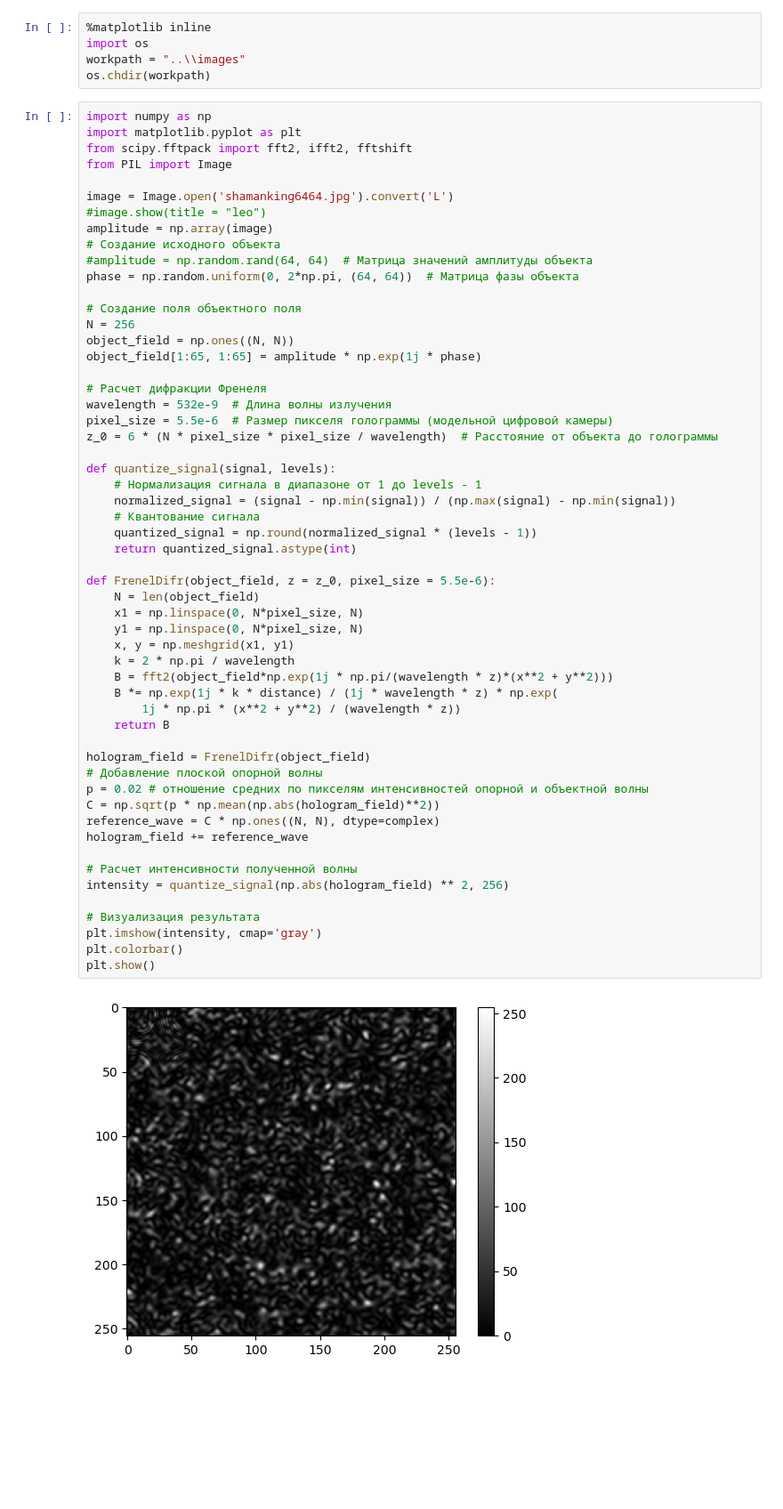
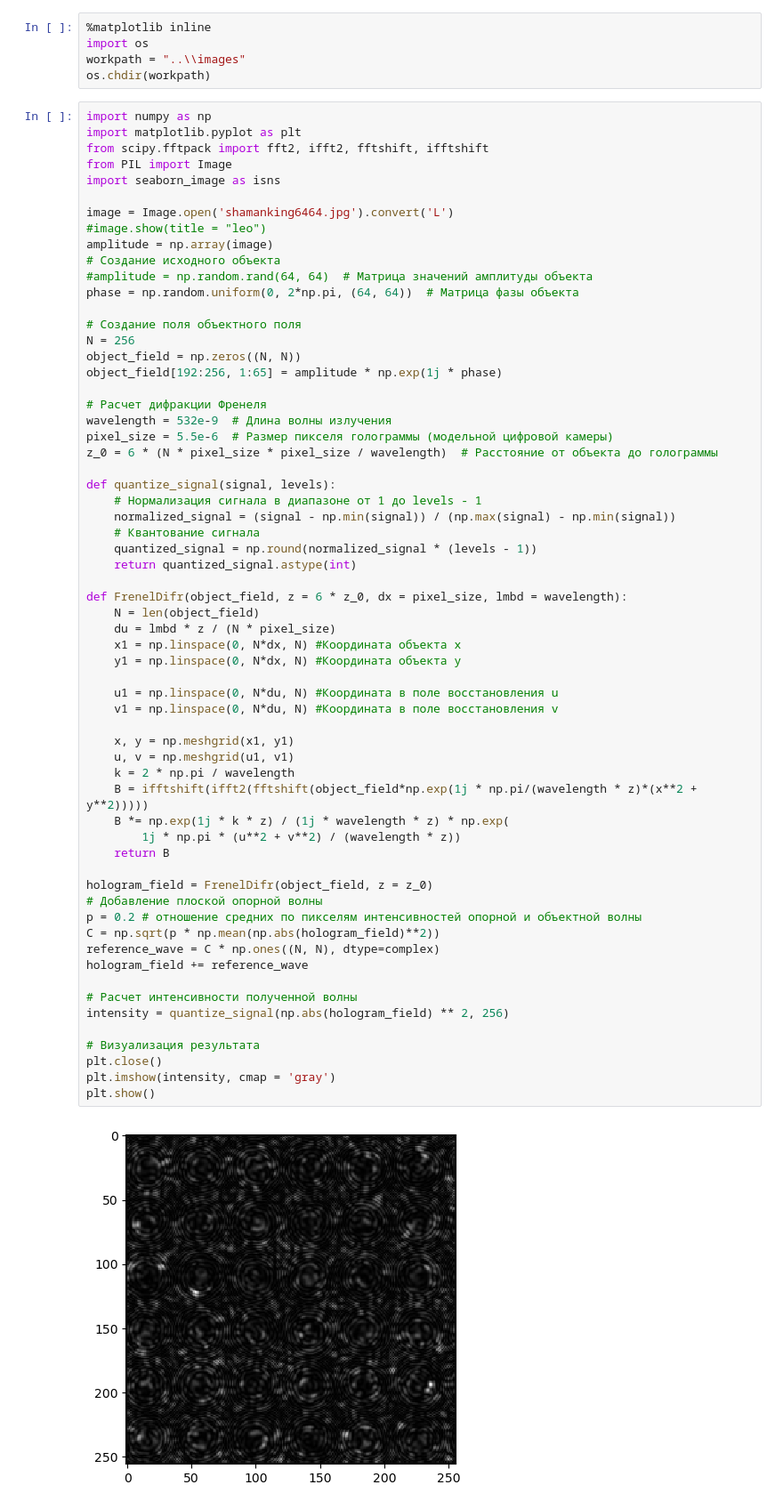
Before and after one commit to DrozdovMK/Hologram, a Jupyter notebook: InternTest.ipynb, the cells around one changed output. Shown at 89% size. Drawn from its saved outputs; the diff is of its cells as text; blank space fills up the shorter version.

Commit message:
Сделана задача восстановления голограммы, работает только при z = z_0

```diff
--- a/InternTest.ipynb
+++ b/InternTest.ipynb
@@ -44,8 +44,9 @@ os.chdir(workpath)
 # %%
 import numpy as np
 import matplotlib.pyplot as plt
-from scipy.fftpack import fft2, ifft2, fftshift
+from scipy.fftpack import fft2, ifft2, fftshift, ifftshift
 from PIL import Image
+import seaborn_image as isns
 
 image = Image.open('shamanking6464.jpg').convert('L')
 #image.show(title = "leo")
@@ -56,45 +57,51 @@ phase = np.random.uniform(0, 2*np.pi, (64, 64))  # Матрица фазы об
 
 # Создание поля объектного поля
 N = 256
-object_field = np.ones((N, N))
-object_field[1:65, 1:65] = amplitude * np.exp(1j * phase)
+object_field = np.zeros((N, N))
+object_field[192:256, 1:65] = amplitude * np.exp(1j * phase)
 
 # Расчет дифракции Френеля
 wavelength = 532e-9  # Длина волны излучения
 pixel_size = 5.5e-6  # Размер пикселя голограммы (модельной цифровой камеры)
 z_0 = 6 * (N * pixel_size * pixel_size / wavelength)  # Расстояние от объекта до голограммы
 
 def quantize_signal(signal, levels):
     # Нормализация сигнала в диапазоне от 1 до levels - 1
     normalized_signal = (signal - np.min(signal)) / (np.max(signal) - np.min(signal))
     # Квантование сигнала
     quantized_signal = np.round(normalized_signal * (levels - 1))
     return quantized_signal.astype(int)
 
-def FrenelDifr(object_field, z = z_0, pixel_size = 5.5e-6):
+def FrenelDifr(object_field, z = 6 * z_0, dx = pixel_size, lmbd = wavelength):
     N = len(object_field)
-    x1 = np.linspace(0, N*pixel_size, N)
-    y1 = np.linspace(0, N*pixel_size, N)
+    du = lmbd * z / (N * pixel_size)
+    x1 = np.linspace(0, N*dx, N) #Координата объекта x
+    y1 = np.linspace(0, N*dx, N) #Координата объекта y
+
+    u1 = np.linspace(0, N*du, N) #Координата в поле восстановления u
+    v1 = np.linspace(0, N*du, N) #Координата в поле восстановления v
+
     x, y = np.meshgrid(x1, y1)
+    u, v = np.meshgrid(u1, v1)
     k = 2 * np.pi / wavelength
-    B = fft2(object_field*np.exp(1j * np.pi/(wavelength * z)*(x**2 + y**2)))
-    B *= np.exp(1j * k * distance) / (1j * wavelength * z) * np.exp(
-        1j * np.pi * (x**2 + y**2) / (wavelength * z))
+    B = ifftshift(ifft2(fftshift(object_field*np.exp(1j * np.pi/(wavelength * z)*(x**2 + y**2)))))
+    B *= np.exp(1j * k * z) / (1j * wavelength * z) * np.exp(
+        1j * np.pi * (u**2 + v**2) / (wavelength * z))
     return B
 
-hologram_field = FrenelDifr(object_field)
+hologram_field = FrenelDifr(object_field, z = z_0)
 # Добавление плоской опорной волны
-p = 0.02 # отношение средних по пикселям интенсивностей опорной и объектной волны
+p = 0.2 # отношение средних по пикселям интенсивностей опорной и объектной волны
 C = np.sqrt(p * np.mean(np.abs(hologram_field)**2))
 reference_wave = C * np.ones((N, N), dtype=complex)
 hologram_field += reference_wave
 
 # Расчет интенсивности полученной волны
 intensity = quantize_signal(np.abs(hologram_field) ** 2, 256)
 
 # Визуализация результата
-plt.imshow(intensity, cmap='gray')
-plt.colorbar()
+plt.close()
+plt.imshow(intensity, cmap = 'gray')
 plt.show()
 # %% [output]
-[figure, old version]
+[figure, new version]
```
Also changed, not shown: parts of 3 cells of this notebook.
